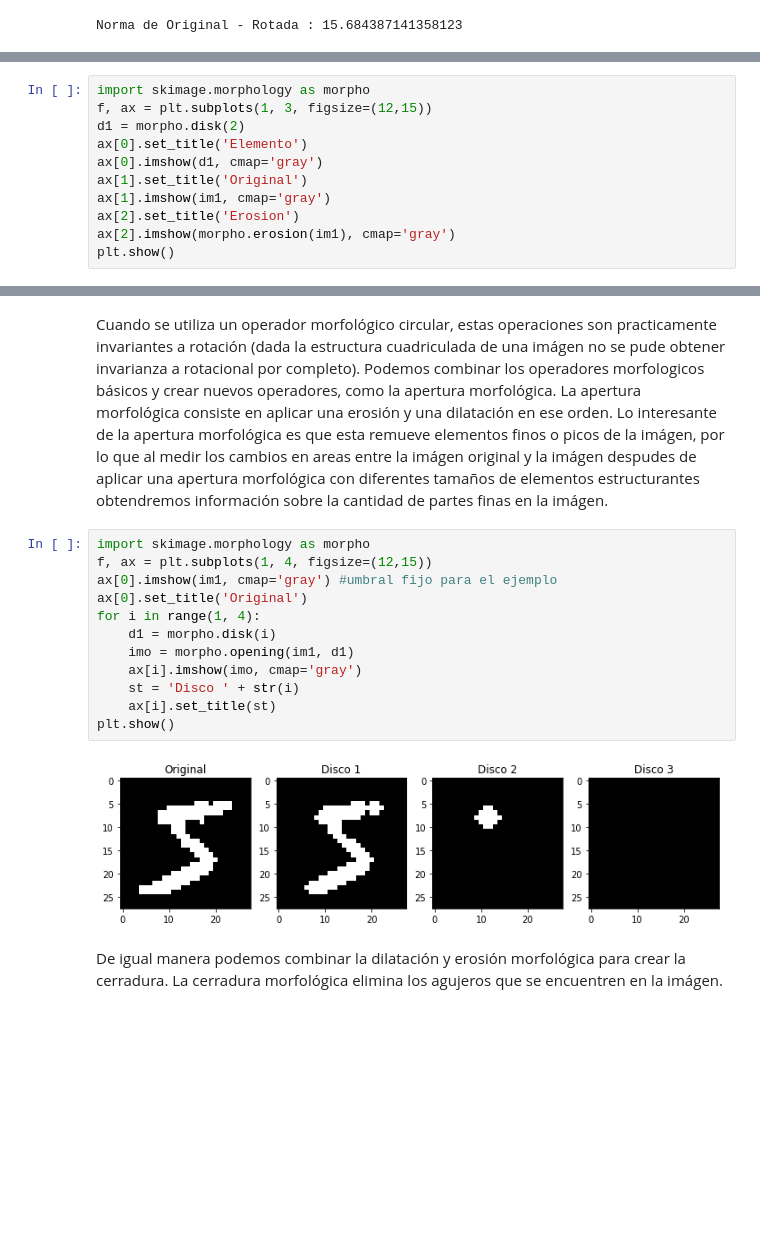
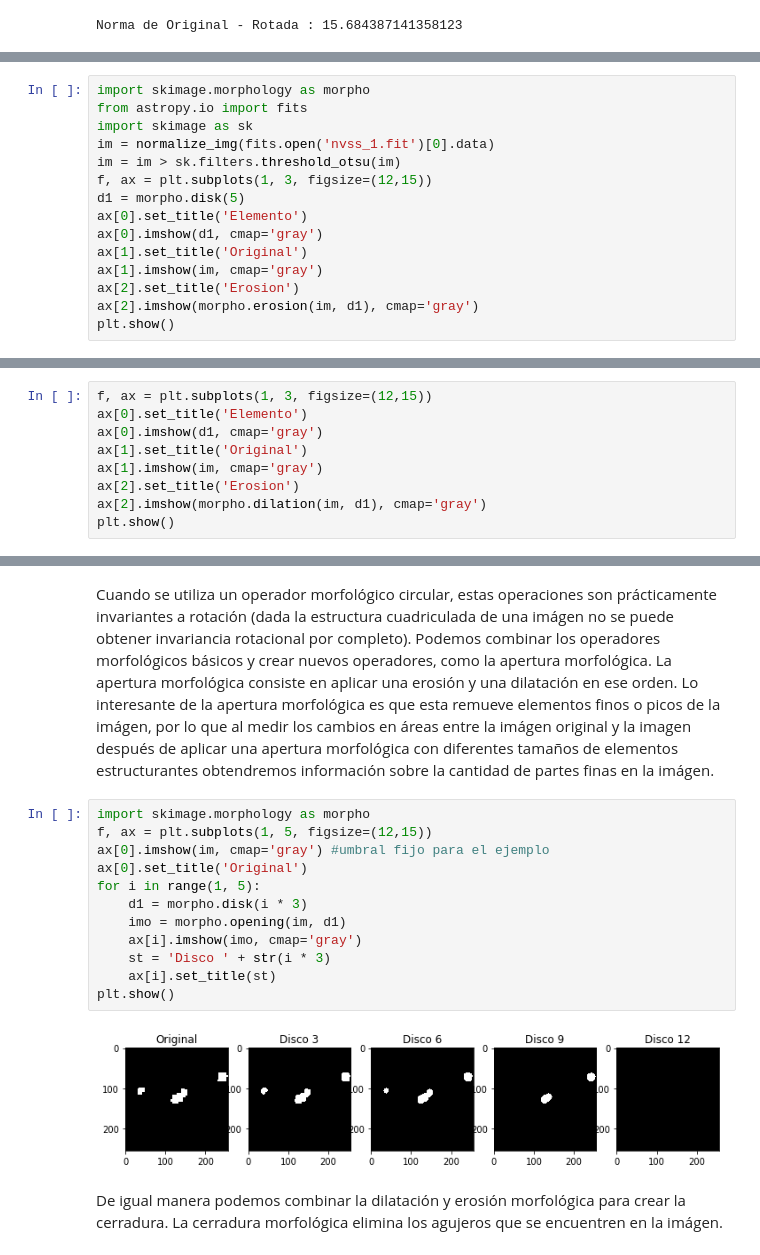
Before and after one commit to nottu/verano, a Jupyter notebook: notebook/morpho.ipynb, the cells around one changed output, grey strips where cells are left out. Cells and saved outputs as stored; diff of their text form; blank space fills up the shorter version.

```diff
--- a/notebook/morpho.ipynb
+++ b/notebook/morpho.ipynb
@@ -47,0 +49,15 @@ En análisis morfológico tenemos dos opreaciones elementales sobre las cuales p
+# %%
+import skimage.morphology as morpho
+from astropy.io import fits
+import skimage as sk
+im = normalize_img(fits.open('nvss_1.fit')[0].data)
+im = im > sk.filters.threshold_otsu(im)
+f, ax = plt.subplots(1, 3, figsize=(12,15))
+d1 = morpho.disk(5)
+ax[0].set_title('Elemento')
+ax[0].imshow(d1, cmap='gray')
+ax[1].set_title('Original')
+ax[1].imshow(im, cmap='gray')
+ax[2].set_title('Erosion')
+ax[2].imshow(morpho.erosion(im, d1), cmap='gray')
+plt.show()
@@ -48,12 +68,10 @@ En análisis morfológico tenemos dos opreaciones elementales sobre las cuales p
 # %%
-import skimage.morphology as morpho
 f, ax = plt.subplots(1, 3, figsize=(12,15))
-d1 = morpho.disk(2)
 ax[0].set_title('Elemento')
 ax[0].imshow(d1, cmap='gray')
 ax[1].set_title('Original')
-ax[1].imshow(im1, cmap='gray')
+ax[1].imshow(im, cmap='gray')
 ax[2].set_title('Erosion')
-ax[2].imshow(morpho.erosion(im1), cmap='gray')
+ax[2].imshow(morpho.dilation(im, d1), cmap='gray')
 plt.show()
 # %% [output]
@@ -74,19 +79,19 @@ plt.show()
 # %% [markdown]
-Cuando se utiliza un operador morfológico circular, estas operaciones son practicamente invariantes a rotación (dada la estructura cuadriculada de una imágen no se pude obtener invarianza a rotacional por completo). Podemos combinar los operadores morfologicos básicos y crear nuevos operadores, como la apertura morfológica. La apertura morfológica consiste en aplicar una erosión y una dilatación en ese orden. Lo interesante de la apertura morfológica es que esta remueve elementos finos o picos de la imágen, por lo que al medir los cambios en areas entre la imágen original y la imágen despudes de aplicar una apertura morfológica con diferentes tamaños de elementos estructurantes obtendremos información sobre la cantidad de partes finas en la imágen.
+Cuando se utiliza un operador morfológico circular, estas operaciones son prácticamente invariantes a rotación (dada la estructura cuadriculada de una imágen no se puede obtener invariancia rotacional por completo). Podemos combinar los operadores morfológicos básicos y crear nuevos operadores, como la apertura morfológica. La apertura morfológica consiste en aplicar una erosión y una dilatación en ese orden. Lo interesante de la apertura morfológica es que esta remueve elementos finos o picos de la imágen, por lo que al medir los cambios en áreas entre la imágen original y la imagen después de aplicar una apertura morfológica con diferentes tamaños de elementos estructurantes obtendremos información sobre la cantidad de partes finas en la imágen.
 # %%
 import skimage.morphology as morpho
-f, ax = plt.subplots(1, 4, figsize=(12,15))
-ax[0].imshow(im1, cmap='gray') #umbral fijo para el ejemplo
+f, ax = plt.subplots(1, 5, figsize=(12,15))
+ax[0].imshow(im, cmap='gray') #umbral fijo para el ejemplo
 ax[0].set_title('Original')
-for i in range(1, 4):
-    d1 = morpho.disk(i)
-    imo = morpho.opening(im1, d1)
+for i in range(1, 5):
+    d1 = morpho.disk(i * 3)
+    imo = morpho.opening(im, d1)
     ax[i].imshow(imo, cmap='gray')
-    st = 'Disco ' + str(i)
+    st = 'Disco ' + str(i * 3)
     ax[i].set_title(st)
 plt.show()
 # %% [output]
-[figure, old version]
+[figure, new version]
 # %% [markdown]
 De igual manera podemos combinar la dilatación y erosión morfológica para crear la cerradura. La cerradura morfológica elimina los agujeros que se encuentren en la imágen.
 # %%
```
Also changed, not shown: parts of 18 cells of this notebook, 1 other file.
